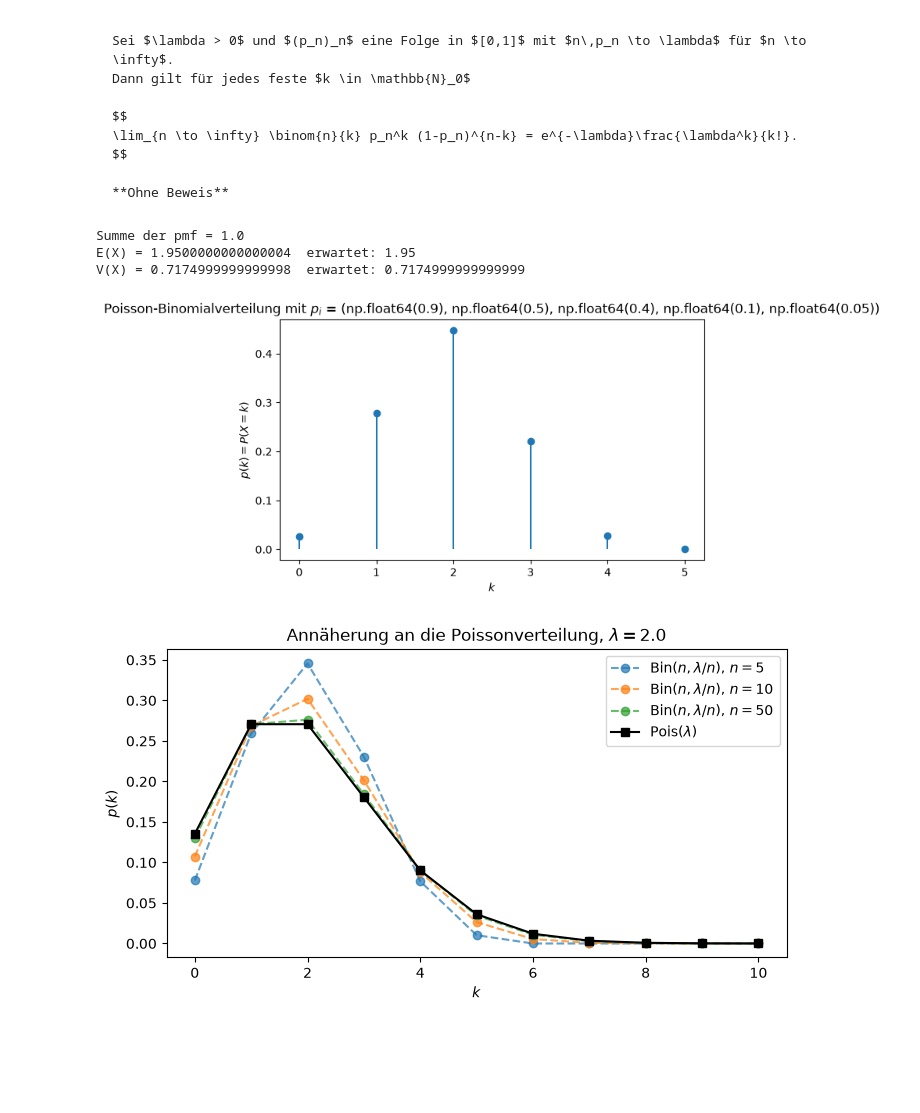
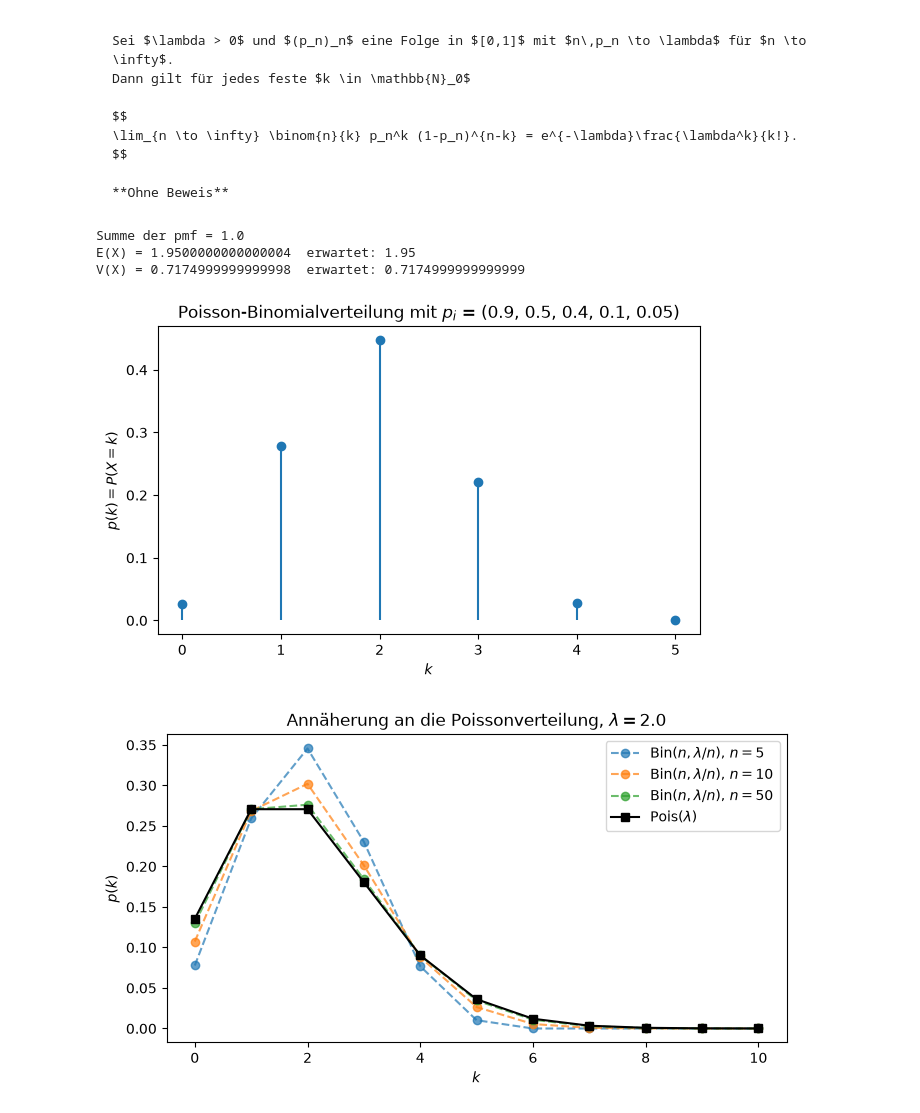
Before and after one commit to konradvoelkel/ds-skript-mirror, a Jupyter notebook: wichtigste-diskrete-verteilungen.ipynb, the cells around one changed output. Drawn from its saved outputs; the diff is of its cells as text; code cells hidden in the pictures; blank space fills up the shorter version.

```diff
--- a/wichtigste-diskrete-verteilungen.ipynb
+++ b/wichtigste-diskrete-verteilungen.ipynb
@@ -457,35 +457,35 @@ def poisson_binomial_pmf(ps):
     """pmf einer Poisson-Binomialverteilung, iterativ aufgebaut.
 
     Wir starten mit "null Münzen, null Erfolge" und arbeiten Münze für Münze ein:
     verteilung[k] ist die Wahrscheinlichkeit für k Erfolge bei den bisher betrachteten Münzen.
     """
     verteilung = np.array([1.0])
     for p in ps:
         ohne_erfolg = np.append(verteilung * (1 - p), 0.0)
         mit_erfolg = np.append(0.0, verteilung * p)
         verteilung = ohne_erfolg + mit_erfolg
     return verteilung
 
 
 ps = np.array([0.9, 0.5, 0.4, 0.1, 0.05])
 pmf = poisson_binomial_pmf(ps)
 k = np.arange(len(pmf))
 
 print("Summe der pmf =", pmf.sum())
 print("E(X) =", np.sum(k * pmf), " erwartet:", ps.sum())
 print("V(X) =", np.sum(k**2 * pmf) - np.sum(k * pmf) ** 2, " erwartet:", np.sum(ps * (1 - ps)))
 
 fig, ax = plt.subplots(figsize=(7, 4))
 ax.stem(k, pmf, basefmt=" ")
 ax.set_xlabel("$k$")
 ax.set_ylabel("$p(k) = P(X = k)$")
-ax.set_title(f"Poisson-Binomialverteilung mit $p_i$ = {tuple(ps)}")
+ax.set_title(f"Poisson-Binomialverteilung mit $p_i$ = {tuple(ps.tolist())}")
 plt.show()
 # %% [output]
 Summe der pmf = 1.0
 E(X) = 1.9500000000000004  erwartet: 1.95
 V(X) = 0.7174999999999998  erwartet: 0.7174999999999999
-[figure, old version]
+[figure, new version]
 # %%
 # Der Grenzuebergang: alle p_i gleich lambda/n, n waechst.
 lam = 2.0
```
Also changed, not shown: 2 other files.
